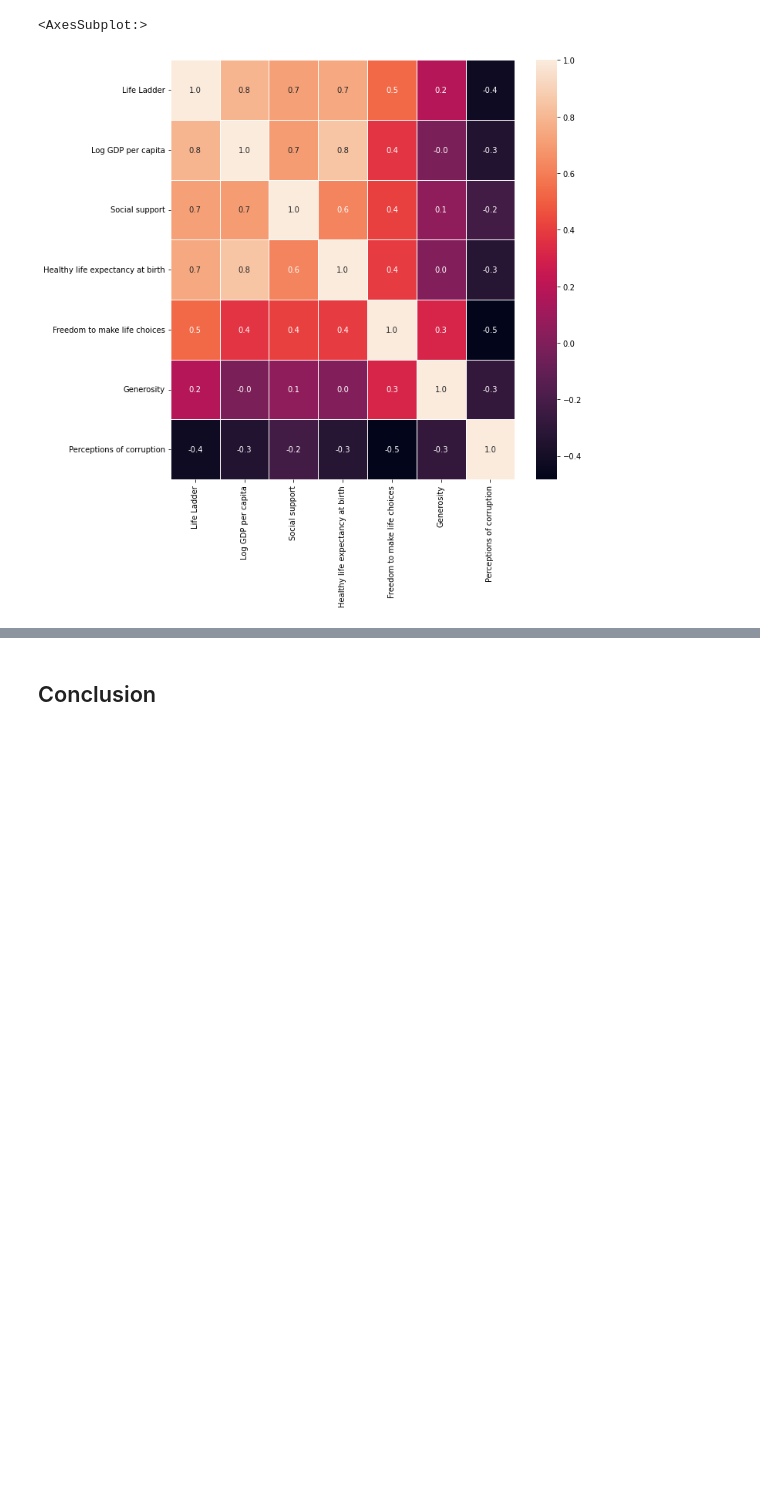
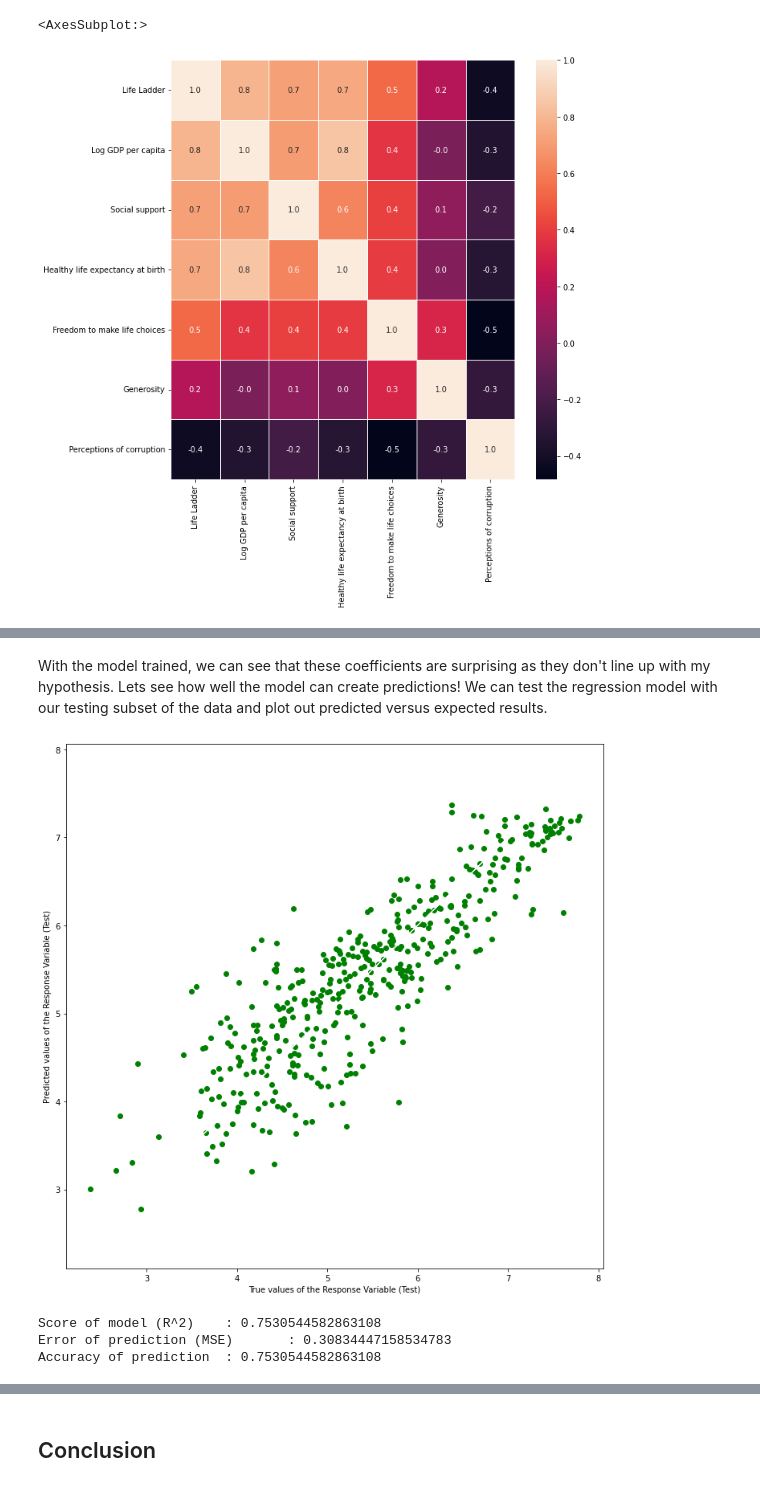
Before and after one commit to VarunAyyappan/CMSC320_Final, a Jupyter notebook: src/index.ipynb, the cells around one changed output, grey strips where cells are left out. Cells and saved outputs as stored; diff of their text form; code cells hidden in the pictures; blank space fills up the shorter version.

```diff
--- a/src/index.ipynb
+++ b/src/index.ipynb
@@ -183,0 +349,19 @@ Building Regression Models
+# %%
+# Drop variables that are not used to calcualte Life Ladder score
+data_comp = data_pred.drop(['Year','Country name','Regional indicator'],axis = 1).reset_index()
+
+# Reset index
+data_comp.drop(['index'], axis = 1, inplace=True)
+
+# Split dataframe into X and y
+y = pd.DataFrame(data_comp['Life Ladder'])
+X = data_comp.drop(['Life Ladder'], axis = 1)
+
+# Split data into training and testing sections
+X_train, X_test, y_train, y_test = train_test_split(X, y, test_size = 0.2)
+
+# Print out the size and dimensions of each of the subsets
+print("X_Train Set :", X_train.shape)
+print("y_Train Set :", y_train.shape)
+print("X_Test Set  :", X_test.shape)
+print("y_Test Set  :", y_test.shape)
@@ -183,0 +376,8 @@ Building Regression Models
+# %%
+# Build a Linear Regression Model
+linreg = LinearRegression()
+linreg.fit(X_train, y_train)    # Train the model with train data
+print('Intercept of Regression \t: b = ', linreg.intercept_)
+print('Coefficients of Regression \t: a = ', linreg.coef_)
+print()
+pd.DataFrame(list(zip(X_train.columns, linreg.coef_[0])), columns = ["Predictors", "Coefficients"])
@@ -183,0 +394,24 @@ Building Regression Models
+# %% [markdown]
+With the model trained, we can see that these coefficients are surprising as they don't line up with my hypothesis. Lets see how well the model can create predictions! We can test the regression model with our testing subset of the data and plot out predicted versus expected results.
+# %%
+# Predict with testing data
+y_test_pred_L = linreg.predict(X_test)
+
+# Plot actual vs predicted values
+f, axes = plt.subplots(1, 1, figsize=(12, 12))
+plt.scatter(y_test, y_test_pred_L, color = "green")
+plt.plot(y_test, y_test, 'w-', linewidth = 1)
+plt.xlabel("True values of the Response Variable (Test)")
+plt.ylabel("Predicted values of the Response Variable (Test)")
+plt.show()
+
+# Pirnt out model performance stats
+print("Score of model (R^2) \t:", linreg.score(X_test, y_test))
+print("Error of prediction (MSE) \t:", mean_squared_error(y_test, y_test_pred_L))
+print("Accuracy of prediction \t:", metrics.r2_score(y_test, y_test_pred_L))    # how well the model actually did on the test set
+print()
+# %% [output]
+[figure, added]
+Score of model (R^2)    : 0.7530544582863108
+Error of prediction (MSE)       : 0.30834447158534783
+Accuracy of prediction  : 0.7530544582863108
```
Also changed, not shown: parts of 35 cells of this notebook, 1 other file.
